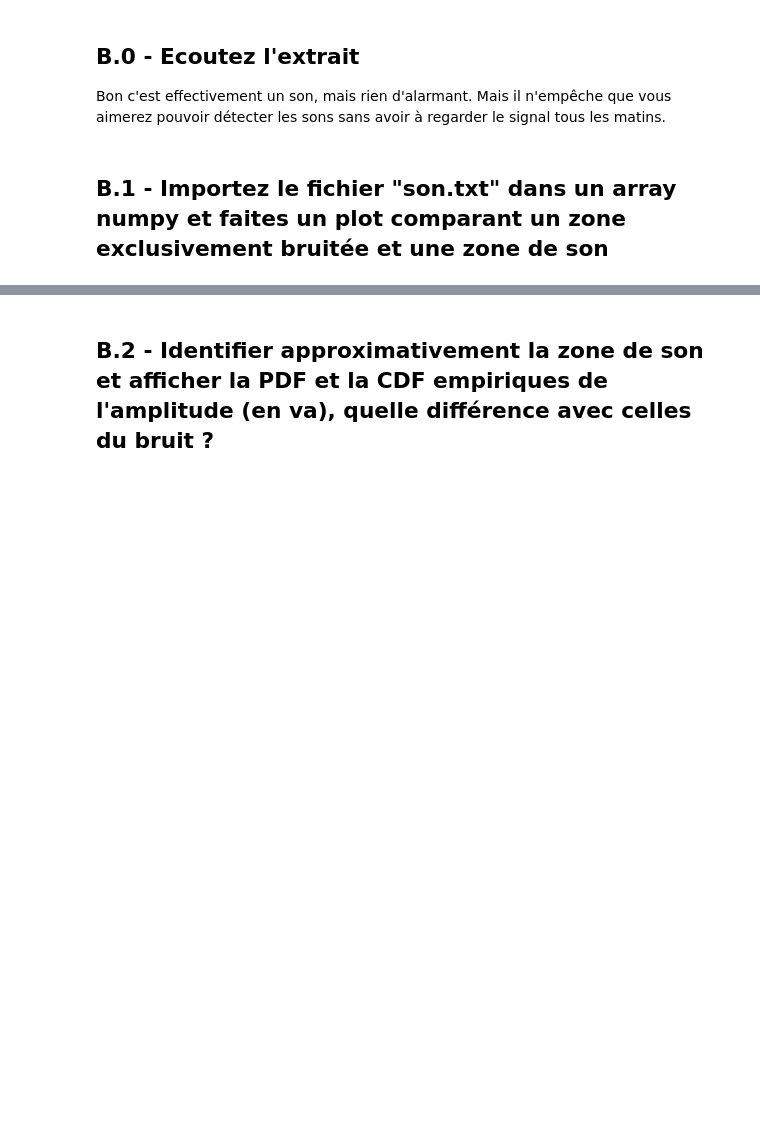
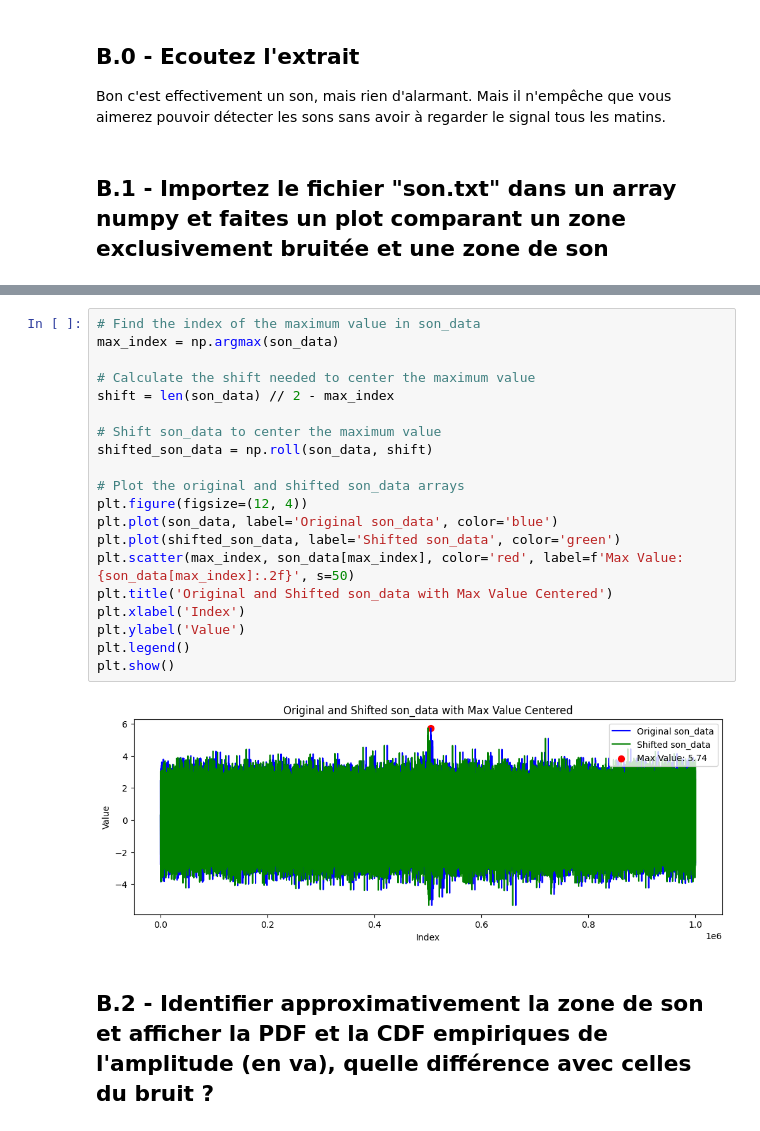
Before and after one commit to shahaf38/Stats-Tests_Hypotheses, a Jupyter notebook: Stats-Tests_Hypotheses.ipynb, the cells around one changed output, grey strips where cells are left out. Drawn from its saved outputs; the diff is of its cells as text; blank space fills up the shorter version.

```diff
--- a/Stats-Tests_Hypotheses.ipynb
+++ b/Stats-Tests_Hypotheses.ipynb
@@ -322,3 +349,25 @@ Bon c'est effectivement un son, mais rien d'alarmant. Mais il n'empêche que vou
+# %%
+# Find the index of the maximum value in son_data
+max_index = np.argmax(son_data)
+
+# Calculate the shift needed to center the maximum value
+shift = len(son_data) // 2 - max_index
+
+# Shift son_data to center the maximum value
+shifted_son_data = np.roll(son_data, shift)
+
+# Plot the original and shifted son_data arrays
+plt.figure(figsize=(12, 4))
+plt.plot(son_data, label='Original son_data', color='blue')
+plt.plot(shifted_son_data, label='Shifted son_data', color='green')
+plt.scatter(max_index, son_data[max_index], color='red', label=f'Max Value: {son_data[max_index]:.2f}', s=50)
+plt.title('Original and Shifted son_data with Max Value Centered')
+plt.xlabel('Index')
+plt.ylabel('Value')
+plt.legend()
+plt.show()
+# %% [output]
+[figure, added]
 # %% [markdown]
 ## B.2 -  Identifier approximativement la zone de son et afficher la PDF et la CDF empiriques de l'amplitude (en va), quelle différence avec celles du bruit ?
 # %% [markdown]
```
Also changed, not shown: parts of 2 cells of this notebook.
